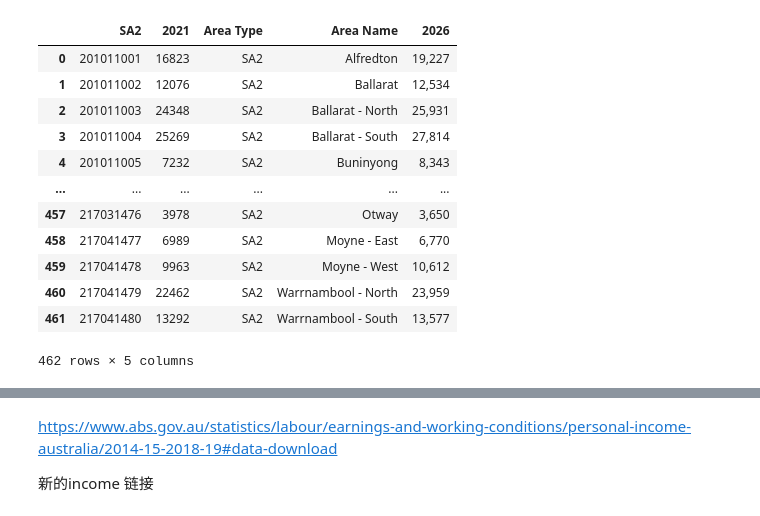
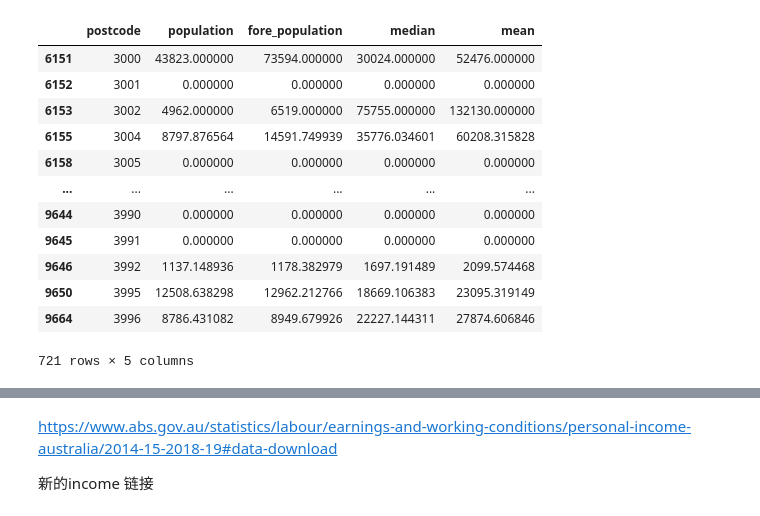
Before and after one commit to MAST30034-Applied-Data-Science/generic-real-estate-consulting-project-group37, a Jupyter notebook: notebooks/postcode.ipynb, the cells around one changed output, grey strips where cells are left out. Drawn from its saved outputs; the diff is of its cells as text; code cells hidden in the pictures.

```diff
--- a/notebooks/postcode.ipynb
+++ b/notebooks/postcode.ipynb
@@ -47,0 +31,12 @@ df_pop,df_pop_fore
+# %%
+df_income = pd.read_csv('../data/curated_data/income.csv')
+del_list = []
+for i in SA2_list:
+    if(df_new_pop[df_new_pop['SA2']==i].empty):
+        del_list.append(i)
+    elif(df_new_pop[df_new_pop['SA2']==i]['2021'].iat[0] == 0):
+        del_list.append(i)
+# %%
+i = 206041122
+
+df_income[df_income['SA2']==i]
@@ -48 +151,17 @@ df_pop,df_pop_fore
+# %%
+all_post_code
+# %% [output]
+|  | postcode | population | fore_population | median | mean |
+| 6151 | 3000 | 43823.000000 | 73594.000000 | 30024.000000 | 52476.000000 |
+| 6152 | 3001 | 0.000000 | 0.000000 | 0.000000 | 0.000000 |
+| 6153 | 3002 | 4962.000000 | 6519.000000 | 75755.000000 | 132130.000000 |
+| 6155 | 3004 | 8797.876564 | 14591.749939 | 35776.034601 | 60208.315828 |
+| 6158 | 3005 | 0.000000 | 0.000000 | 0.000000 | 0.000000 |
+| ... | ... | ... | ... | ... | ... |
+| 9644 | 3990 | 0.000000 | 0.000000 | 0.000000 | 0.000000 |
+| 9645 | 3991 | 0.000000 | 0.000000 | 0.000000 | 0.000000 |
+| 9646 | 3992 | 1137.148936 | 1178.382979 | 1697.191489 | 2099.574468 |
+| 9650 | 3995 | 12508.638298 | 12962.212766 | 18669.106383 | 23095.319149 |
+| 9664 | 3996 | 8786.431082 | 8949.679926 | 22227.144311 | 27874.606846 |
+721 rows × 5 columns
 # %%
@@ -50,16 +168,0 @@ df_new_pop = pd.merge(df_pop,df_pop_fore,how='left')
-# %%
-df_new_pop.dropna(axis=0, how='any')
-# %% [output]
-|  | SA2 | 2021 | Area Type | Area Name | 2026 |
-| 0 | 201011001 | 16823 | SA2 | Alfredton | 19,227 |
-| 1 | 201011002 | 12076 | SA2 | Ballarat | 12,534 |
-| 2 | 201011003 | 24348 | SA2 | Ballarat - North | 25,931 |
-| 3 | 201011004 | 25269 | SA2 | Ballarat - South | 27,814 |
-| 4 | 201011005 | 7232 | SA2 | Buninyong | 8,343 |
-| ... | ... | ... | ... | ... | ... |
-| 457 | 217031476 | 3978 | SA2 | Otway | 3,650 |
-| 458 | 217041477 | 6989 | SA2 | Moyne - East | 6,770 |
-| 459 | 217041478 | 9963 | SA2 | Moyne - West | 10,612 |
-| 460 | 217041479 | 22462 | SA2 | Warrnambool - North | 23,959 |
-| 461 | 217041480 | 13292 | SA2 | Warrnambool - South | 13,577 |
-462 rows × 5 columns
```
Also changed, not shown: parts of 37 cells of this notebook, 1 other file.
